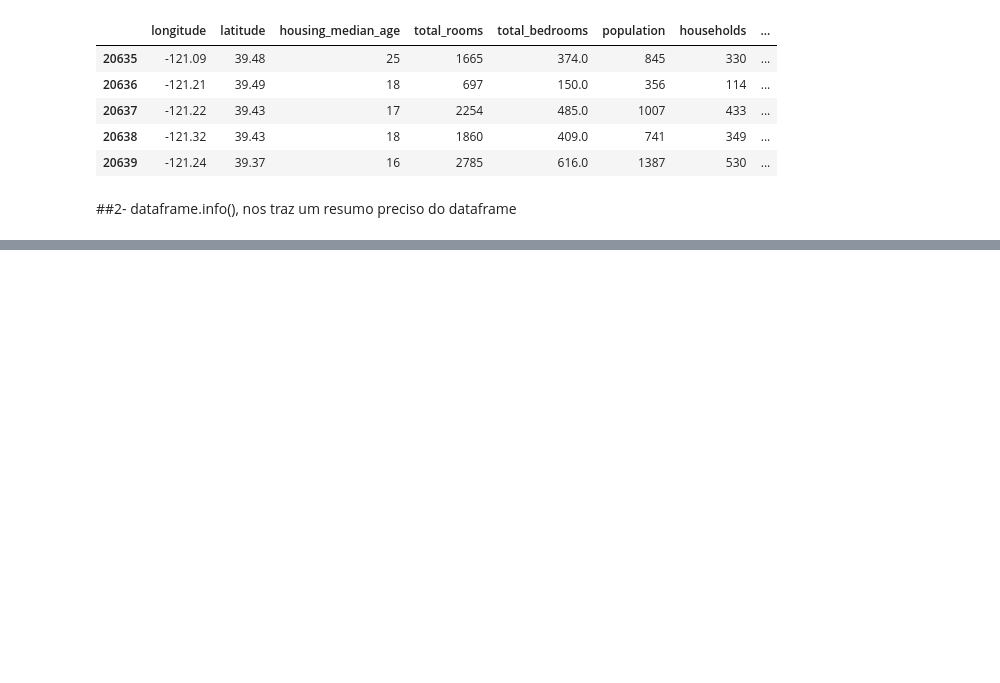
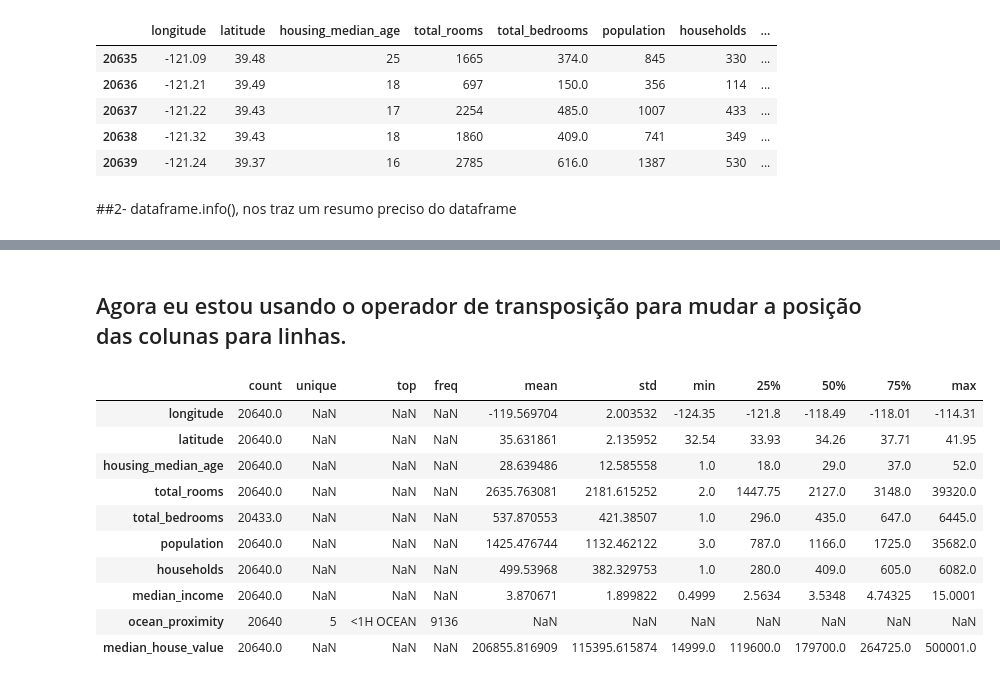
Before and after one commit to KARINAgoncalvesSOARES/Pandas, a Jupyter notebook: 20_funções_do_pandas_ipynbUntitled0.ipynb, the cells around one changed output, grey strips where cells are left out. Drawn from its saved outputs; the diff is of its cells as text; code cells hidden in the pictures; blank space fills up the shorter version.

```diff
--- a/20_funções_do_pandas_ipynbUntitled0.ipynb
+++ b/20_funções_do_pandas_ipynbUntitled0.ipynb
@@ -35,0 +102,16 @@ arquivo.tail()
+# %% [markdown]
+## Agora eu estou usando o operador de transposição para mudar a posição das colunas para linhas.
+# %%
+arquivo.describe(include='all').T
+# %% [output]
+|  | count | unique | top | freq | mean | std | min | 25% | 50% | 75% | max |
+| longitude | 20640.0 | NaN | NaN | NaN | -119.569704 | 2.003532 | -124.35 | -121.8 | -118.49 | -118.01 | -114.31 |
+| latitude | 20640.0 | NaN | NaN | NaN | 35.631861 | 2.135952 | 32.54 | 33.93 | 34.26 | 37.71 | 41.95 |
+| housing_median_age | 20640.0 | NaN | NaN | NaN | 28.639486 | 12.585558 | 1.0 | 18.0 | 29.0 | 37.0 | 52.0 |
+| total_rooms | 20640.0 | NaN | NaN | NaN | 2635.763081 | 2181.615252 | 2.0 | 1447.75 | 2127.0 | 3148.0 | 39320.0 |
+| total_bedrooms | 20433.0 | NaN | NaN | NaN | 537.870553 | 421.38507 | 1.0 | 296.0 | 435.0 | 647.0 | 6445.0 |
+| population | 20640.0 | NaN | NaN | NaN | 1425.476744 | 1132.462122 | 3.0 | 787.0 | 1166.0 | 1725.0 | 35682.0 |
+| households | 20640.0 | NaN | NaN | NaN | 499.53968 | 382.329753 | 1.0 | 280.0 | 409.0 | 605.0 | 6082.0 |
+| median_income | 20640.0 | NaN | NaN | NaN | 3.870671 | 1.899822 | 0.4999 | 2.5634 | 3.5348 | 4.74325 | 15.0001 |
+| ocean_proximity | 20640 | 5 | <1H OCEAN | 9136 | NaN | NaN | NaN | NaN | NaN | NaN | NaN |
+| median_house_value | 20640.0 | NaN | NaN | NaN | 206855.816909 | 115395.615874 | 14999.0 | 119600.0 | 179700.0 | 264725.0 | 500001.0 |
```
Also changed, not shown: parts of 18 cells of this notebook.
